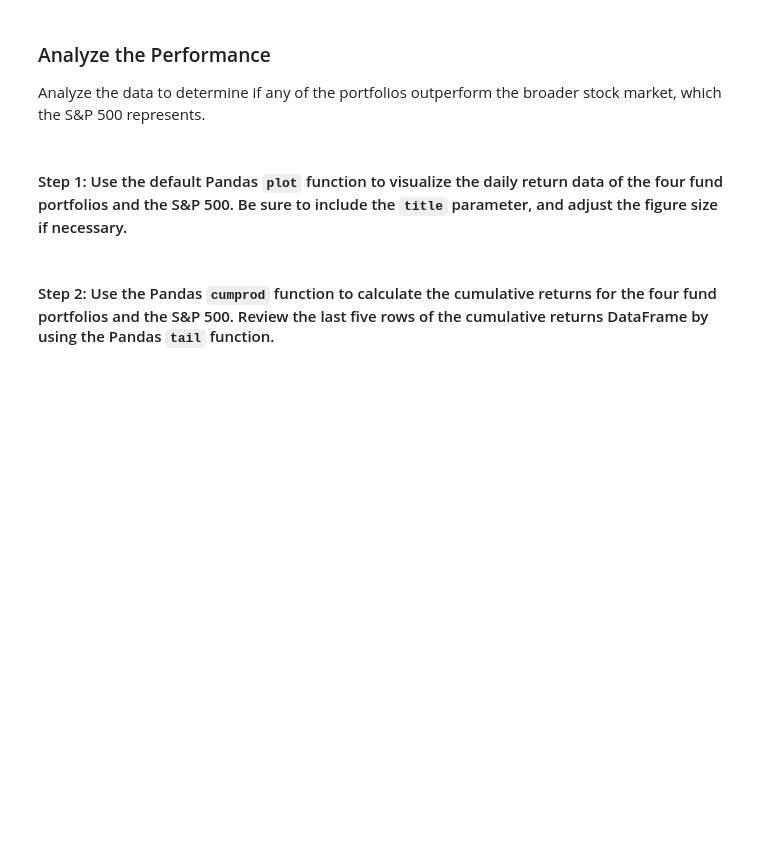
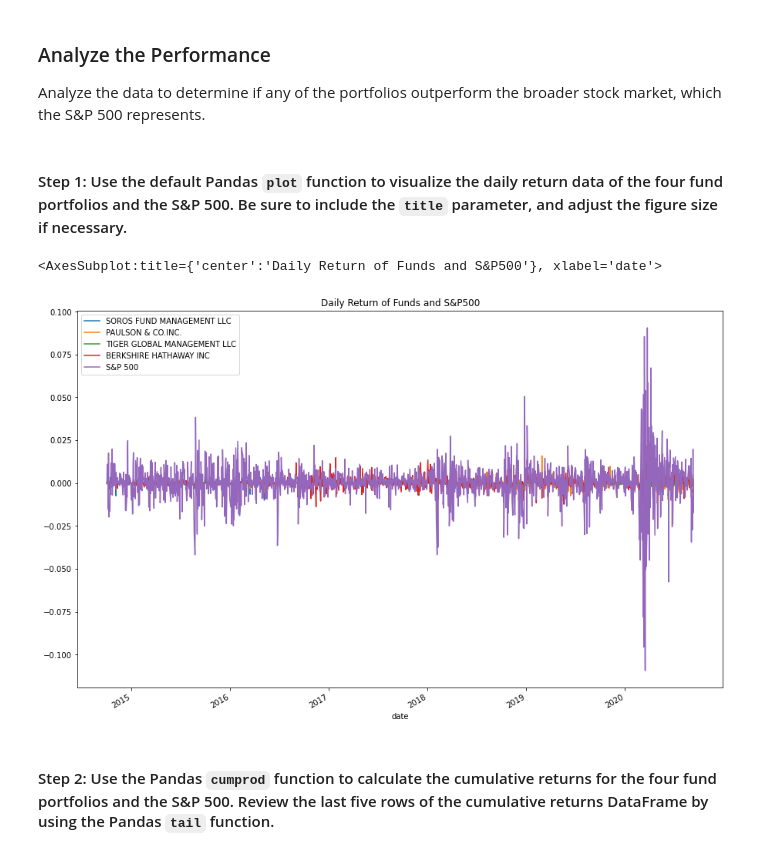
Before and after one commit to Aheesh/risk_return, a Jupyter notebook: risk_return_analysis.ipynb, the cells around one changed output. Cells and saved outputs as stored; diff of their text form; code cells hidden in the pictures; blank space fills up the shorter version.

```diff
--- a/risk_return_analysis.ipynb
+++ b/risk_return_analysis.ipynb
@@ -164,7 +164,12 @@ Analyze the data to determine if any of the portfolios outperform the broader st
 # %%
 # Plot the daily return data of the 4 funds and the S&P 500
 # Inclue a title parameter and adjust the figure size
 # YOUR CODE HERE
+
+daily_returns_df.plot(kind='line',figsize=(15,10),title="Daily Return of Funds and S&P500")
+# %% [output]
+<AxesSubplot:title={'center':'Daily Return of Funds and S&P500'}, xlabel='date'>
+[figure, added]
 # %% [markdown]
 #### Step 2: Use the Pandas `cumprod` function to calculate the cumulative returns for the four fund portfolios and the S&P 500. Review the last five rows of the cumulative returns DataFrame by using the Pandas `tail` function.
 # %%
```
Also changed, not shown: parts of 2 cells of this notebook.
